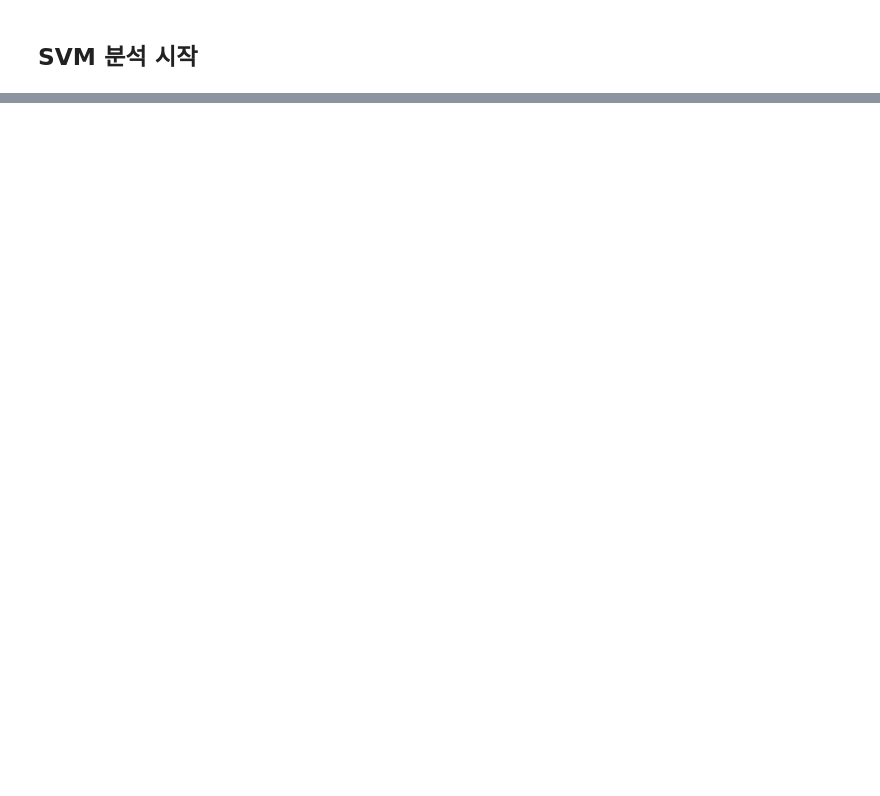
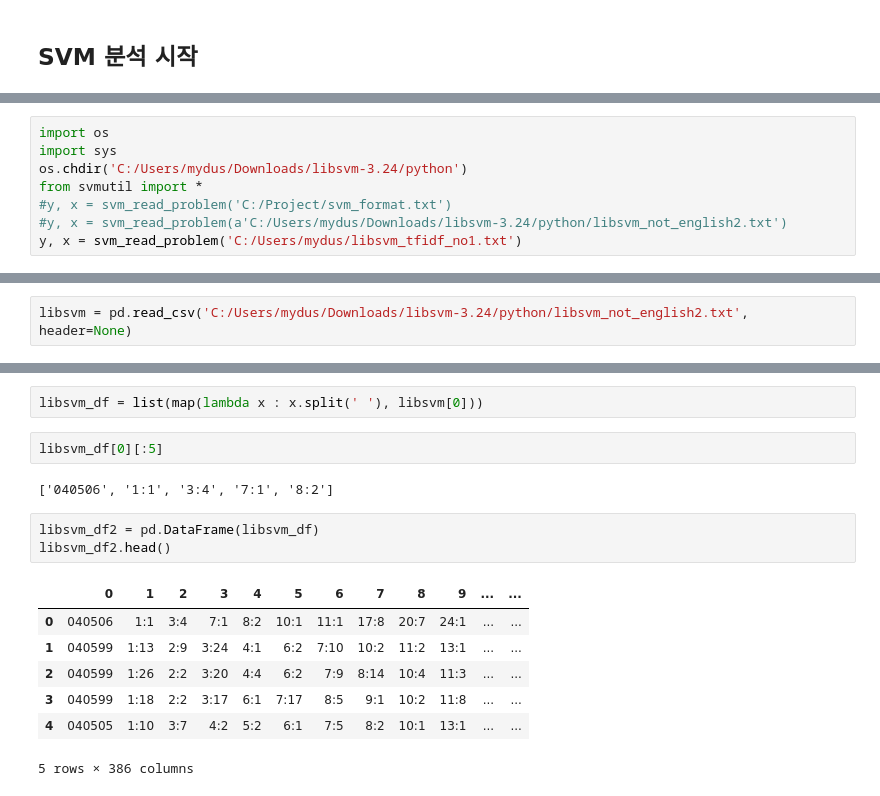
Before and after one commit to yeonsikC/KISTI-NLP_mapping, a Jupyter notebook: KISTI-NTIS-Machine_Learning.ipynb, the cells around one changed output, grey strips where cells are left out. Saved outputs shown, nothing was run; the diff lists cells and outputs as text; blank space fills up the shorter version.

```diff
--- a/KISTI-NTIS-Machine_Learning.ipynb
+++ b/KISTI-NTIS-Machine_Learning.ipynb
@@ -702,0 +793,8 @@ libsvm.to_pickle('libsvm_not_english.pkl')
+# %%
+import os
+import sys
+os.chdir('C:/Users/mydus/Downloads/libsvm-3.24/python')
+from svmutil import *
+#y, x = svm_read_problem('C:/Project/svm_format.txt')
+#y, x = svm_read_problem(a'C:/Users/mydus/Downloads/libsvm-3.24/python/libsvm_not_english2.txt')
+y, x = svm_read_problem('C:/Users/mydus/libsvm_tfidf_no1.txt')
@@ -702,0 +868,2 @@ libsvm.to_pickle('libsvm_not_english.pkl')
+# %%
+libsvm = pd.read_csv('C:/Users/mydus/Downloads/libsvm-3.24/python/libsvm_not_english2.txt', header=None)
@@ -702,0 +883,17 @@ libsvm.to_pickle('libsvm_not_english.pkl')
+# %%
+libsvm_df = list(map(lambda x : x.split(' '), libsvm[0]))
+# %%
+libsvm_df[0][:5]
+# %% [output]
+['040506', '1:1', '3:4', '7:1', '8:2']
+# %%
+libsvm_df2 = pd.DataFrame(libsvm_df)
+libsvm_df2.head()
+# %% [output]
+|  | 0 | 1 | 2 | 3 | 4 | 5 | 6 | 7 | 8 | 9 | ... | ... |
+| 0 | 040506 | 1:1 | 3:4 | 7:1 | 8:2 | 10:1 | 11:1 | 17:8 | 20:7 | 24:1 | ... | ... |
+| 1 | 040599 | 1:13 | 2:9 | 3:24 | 4:1 | 6:2 | 7:10 | 10:2 | 11:2 | 13:1 | ... | ... |
+| 2 | 040599 | 1:26 | 2:2 | 3:20 | 4:4 | 6:2 | 7:9 | 8:14 | 10:4 | 11:3 | ... | ... |
+| 3 | 040599 | 1:18 | 2:2 | 3:17 | 6:1 | 7:17 | 8:5 | 9:1 | 10:2 | 11:8 | ... | ... |
+| 4 | 040505 | 1:10 | 3:7 | 4:2 | 5:2 | 6:1 | 7:5 | 8:2 | 10:1 | 13:1 | ... | ... |
+5 rows × 386 columns
```
Also changed, not shown: parts of 72 cells of this notebook.
